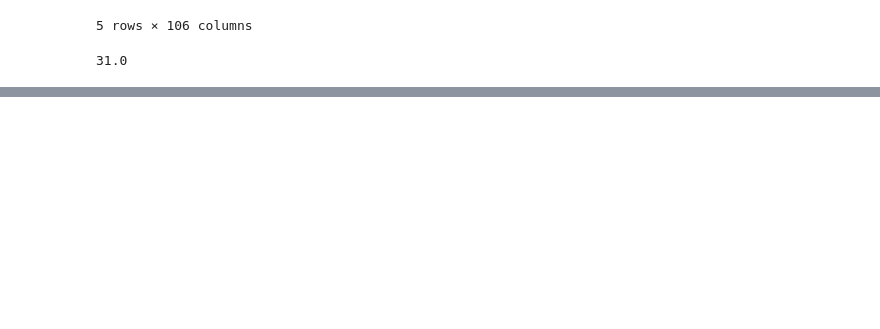
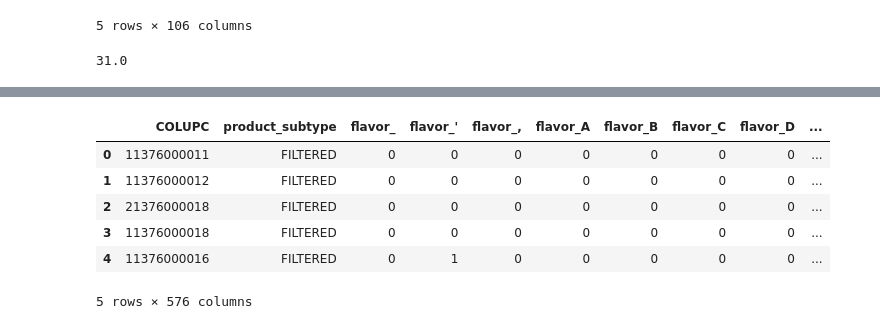
Before and after one commit to hcao2015/IRI, a Jupyter notebook: visualize.ipynb, the cells around one changed output, grey strips where cells are left out. Drawn from its saved outputs; the diff is of its cells as text; code cells hidden in the pictures; blank space fills up the shorter version.

```diff
--- a/visualize.ipynb
+++ b/visualize.ipynb
@@ -152,3 +152,6 @@ top5_per_panels_tranpose.head()
 top5_per_panels_tranpose.loc[0,"PASTA SAUCE"]
 # %% [output]
 31.0
+# %%
+items = pd.read_csv(os.path.join(BASE_PATH, "items.csv"), low_memory=False)
+items.head()
@@ -154,0 +165,22 @@ top5_per_panels_tranpose.loc[0,"PASTA SAUCE"]
+# %%
+from sklearn.preprocessing import MultiLabelBinarizer
+mlb = MultiLabelBinarizer()
+mult_columns = pd.DataFrame(mlb.fit_transform(items['flavor_profile']),
+                            columns=mlb.classes_,
+                            index=items.index).add_prefix('flavor_')
+items = pd.merge(items, mult_columns, left_index=True, right_index=True)
+items.drop(['FLAVOR/SCENT', 'flavor_profile'], axis=1, inplace=True)
+items = pd.get_dummies(items, prefix=["category", "product_type", "fat_level", "calorie_level", "sugar_level",
+                                      "caffeine_level", "user_info"],
+                       columns=["category", "PRODUCT TYPE", "fat_level", "calorie_level", "sugar_level",
+                                "caffeine_level", "user_info"])
+# %%
+items.head()
+# %% [output]
+|  | COLUPC | product_subtype | flavor_ | flavor_' | flavor_, | flavor_A | flavor_B | flavor_C | flavor_D | ... |
+| 0 | 11376000011 | FILTERED | 0 | 0 | 0 | 0 | 0 | 0 | 0 | ... |
+| 1 | 11376000012 | FILTERED | 0 | 0 | 0 | 0 | 0 | 0 | 0 | ... |
+| 2 | 21376000018 | FILTERED | 0 | 0 | 0 | 0 | 0 | 0 | 0 | ... |
+| 3 | 11376000018 | FILTERED | 0 | 0 | 0 | 0 | 0 | 0 | 0 | ... |
+| 4 | 11376000016 | FILTERED | 0 | 1 | 0 | 0 | 0 | 0 | 0 | ... |
+5 rows × 576 columns
```
Also changed, not shown: parts of 3 cells of this notebook, 7 other files.
